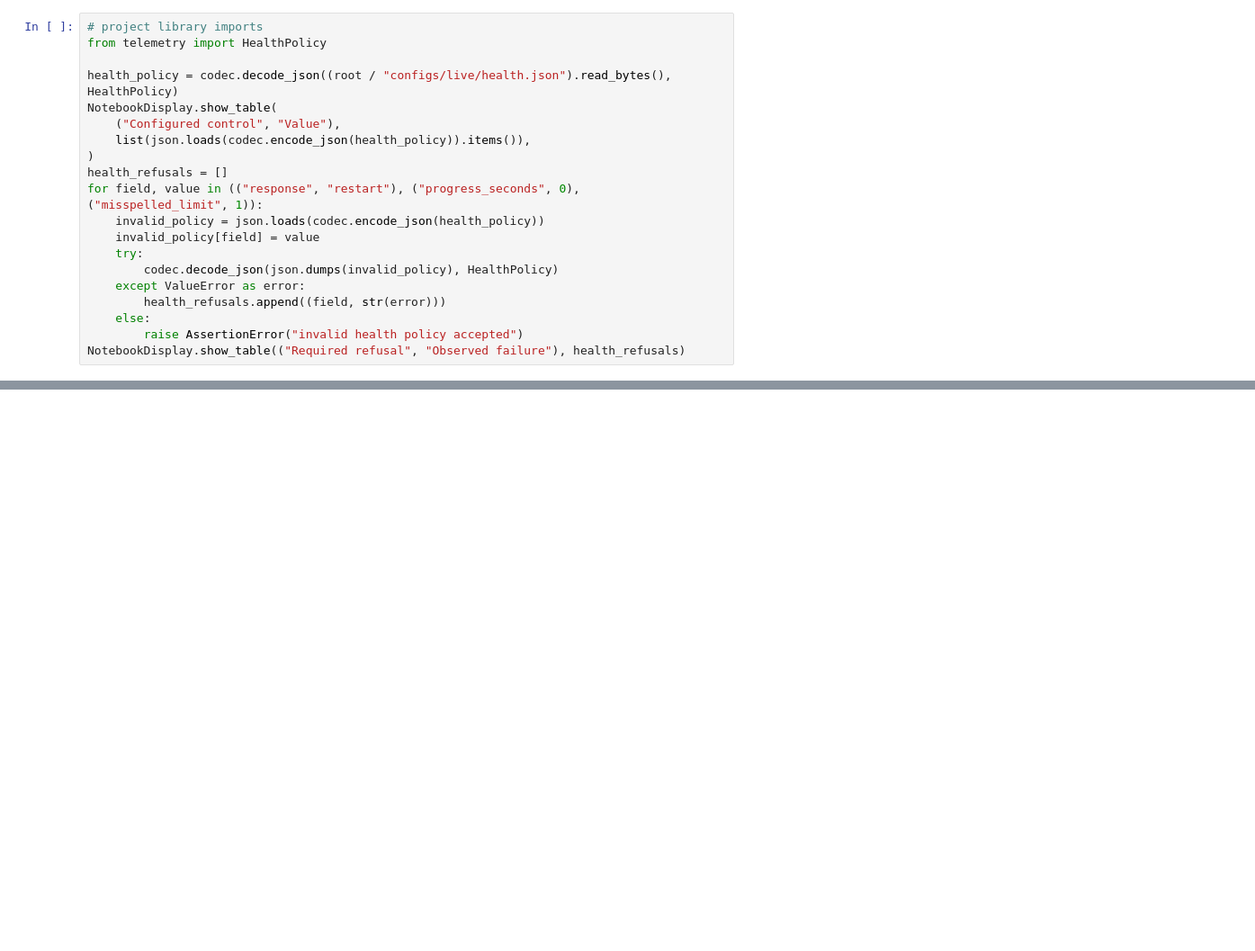
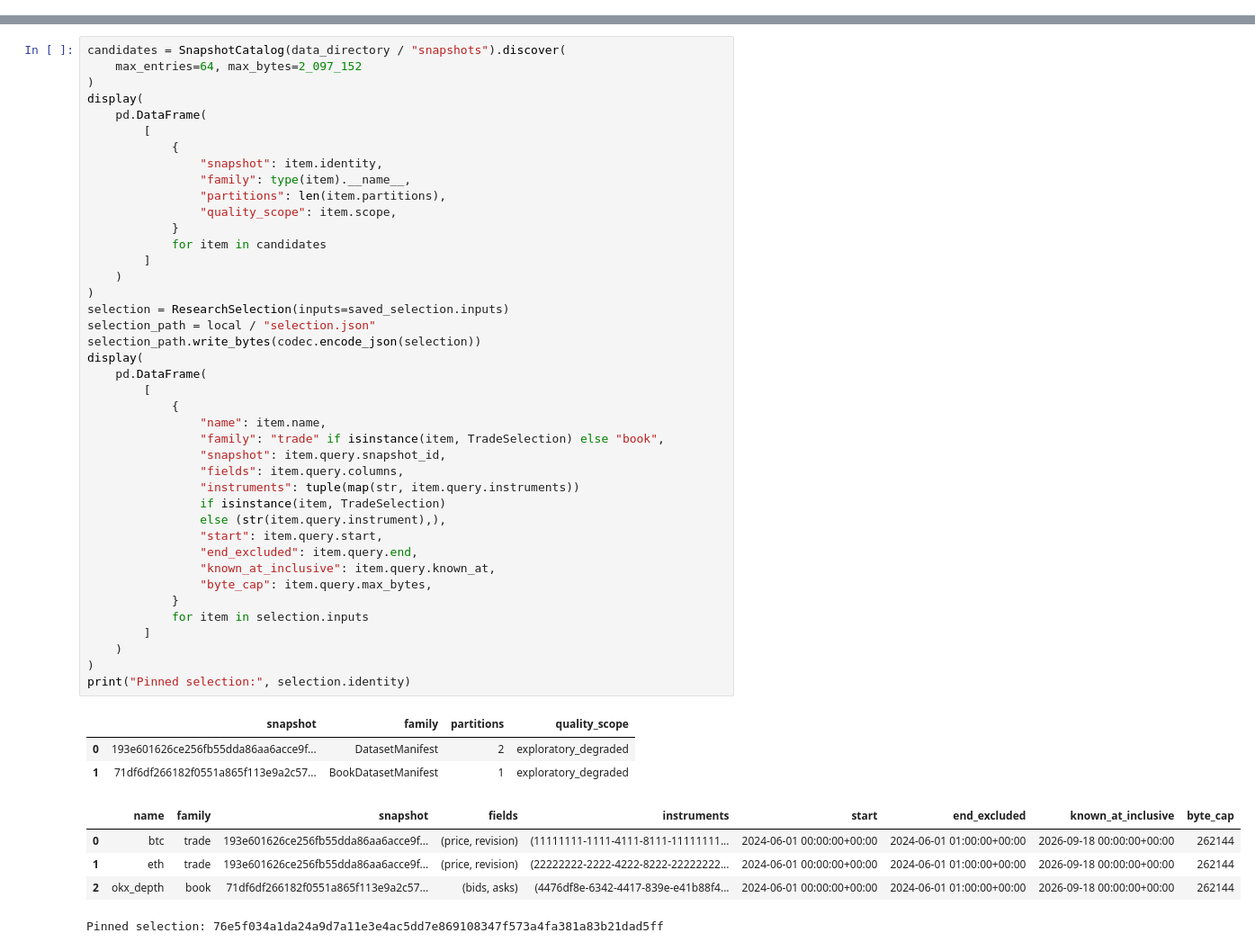
Before and after one commit to lixuanguang/alpha-research-lab-private, a Jupyter notebook: examples/research-foundations.ipynb, the cells around one changed output, grey strips where cells are left out. Shown at 90% size. Saved outputs shown, nothing was run; the diff lists cells and outputs as text; blank space fills up the shorter version.

```diff
--- a/examples/research-foundations.ipynb
+++ b/examples/research-foundations.ipynb
@@ -2403,20 +0,0 @@ child before alert delivery; an interrupted journal retains only its committed p
-# %%
-# project library imports
-from telemetry import HealthPolicy
-
-health_policy = codec.decode_json((root / "configs/live/health.json").read_bytes(), HealthPolicy)
-NotebookDisplay.show_table(
-    ("Configured control", "Value"),
-    list(json.loads(codec.encode_json(health_policy)).items()),
-)
-health_refusals = []
-for field, value in (("response", "restart"), ("progress_seconds", 0), ("misspelled_limit", 1)):
-    invalid_policy = json.loads(codec.encode_json(health_policy))
-    invalid_policy[field] = value
-    try:
-        codec.decode_json(json.dumps(invalid_policy), HealthPolicy)
-    except ValueError as error:
-        health_refusals.append((field, str(error)))
-    else:
-        raise AssertionError("invalid health policy accepted")
-NotebookDisplay.show_table(("Required refusal", "Observed failure"), health_refusals)
@@ -2666,0 +237,50 @@ workspace.cleanup()
+# %%
+candidates = SnapshotCatalog(data_directory / "snapshots").discover(
+    max_entries=64, max_bytes=2_097_152
+)
+display(
+    pd.DataFrame(
+        [
+            {
+                "snapshot": item.identity,
+                "family": type(item).__name__,
+                "partitions": len(item.partitions),
+                "quality_scope": item.scope,
+            }
+            for item in candidates
+        ]
+    )
+)
+selection = ResearchSelection(inputs=saved_selection.inputs)
+selection_path = local / "selection.json"
+selection_path.write_bytes(codec.encode_json(selection))
+display(
+    pd.DataFrame(
+        [
+            {
+                "name": item.name,
+                "family": "trade" if isinstance(item, TradeSelection) else "book",
+                "snapshot": item.query.snapshot_id,
+                "fields": item.query.columns,
+                "instruments": tuple(map(str, item.query.instruments))
+                if isinstance(item, TradeSelection)
+                else (str(item.query.instrument),),
+                "start": item.query.start,
+                "end_excluded": item.query.end,
+                "known_at_inclusive": item.query.known_at,
+                "byte_cap": item.query.max_bytes,
+            }
+            for item in selection.inputs
+        ]
+    )
+)
+print("Pinned selection:", selection.identity)
+# %% [output]
+|  | snapshot | family | partitions | quality_scope |
+| 0 | 193e601626ce256fb55dda86aa6acce9f... | DatasetManifest | 2 | exploratory_degraded |
+| 1 | 71df6df266182f0551a865f113e9a2c57... | BookDatasetManifest | 1 | exploratory_degraded |
+|  | name | family | snapshot | fields | instruments | start | end_excluded | known_at_inclusive | byte_cap |
+| 0 | btc | trade | 193e601626ce256fb55dda86aa6acce9f... | (price, revision) | (11111111-1111-4111-8111-11111111... | 2024-06-01 00:00:00+00:00 | 2024-06-01 01:00:00+00:00 | 2026-09-18 00:00:00+00:00 | 262144 |
+| 1 | eth | trade | 193e601626ce256fb55dda86aa6acce9f... | (price, revision) | (22222222-2222-4222-8222-22222222... | 2024-06-01 00:00:00+00:00 | 2024-06-01 01:00:00+00:00 | 2026-09-18 00:00:00+00:00 | 262144 |
+| 2 | okx_depth | book | 71df6df266182f0551a865f113e9a2c57... | (bids, asks) | (4476df8e-6342-4417-839e-e41b88f4... | 2024-06-01 00:00:00+00:00 | 2024-06-01 01:00:00+00:00 | 2026-09-18 00:00:00+00:00 | 262144 |
+Pinned selection: 76e5f034a1da24a9d7a11e3e4ac5dd7e869108347f573a4fa381a83b21dad5ff
```
Also changed, not shown: parts of 97 cells of this notebook, 12 other files.
